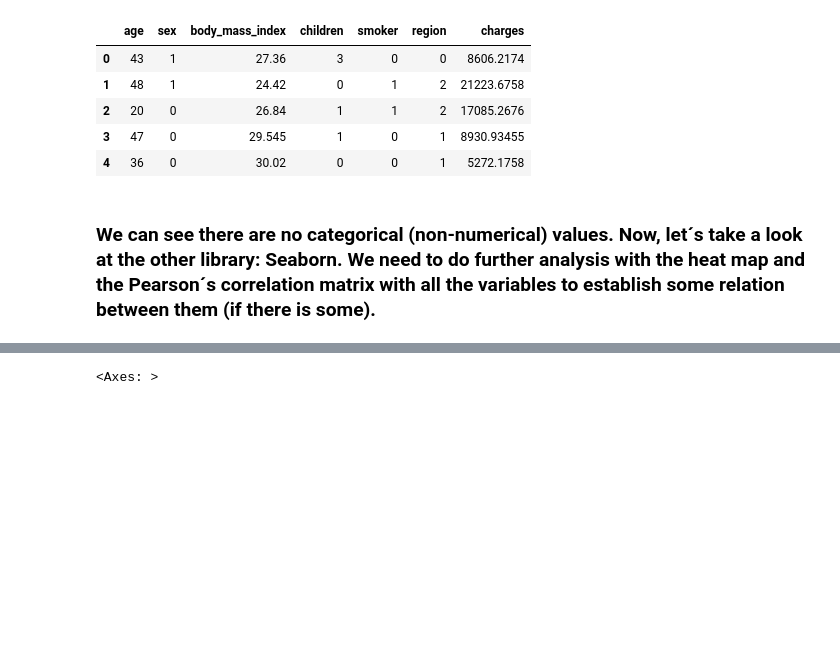
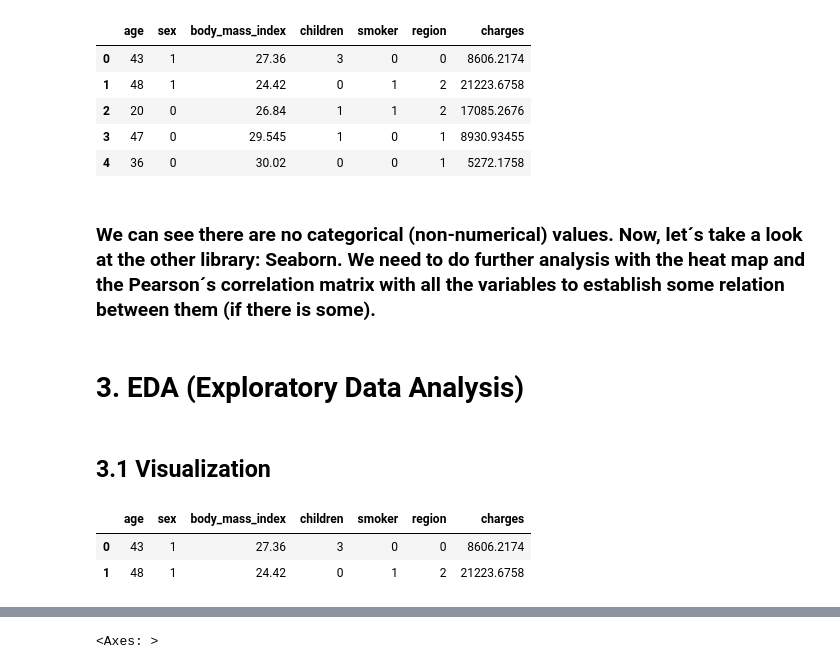
Before and after one commit to AJBrachoRodriguez/Insurance-Prediction, a Jupyter notebook: notebookInsurance.ipynb, the cells around one changed output, grey strips where cells are left out. Cells and saved outputs as stored; diff of their text form; code cells hidden in the pictures; blank space fills up the shorter version.

```diff
--- a/notebookInsurance.ipynb
+++ b/notebookInsurance.ipynb
@@ -463,3 +463,13 @@ insurance_df_pd.head(5)
 | 4 | 36 | 0 | 30.02 | 0 | 0 | 1 | 5272.1758 |
 # %% [markdown]
 ### We can see there are no categorical (non-numerical) values. Now, let´s take a look at the other library: Seaborn. We need to do further analysis with the heat map and the Pearson´s correlation matrix with all the variables to establish some relation between them (if there is some).
+# %% [markdown]
+# **3. EDA (Exploratory Data Analysis)**
+# %% [markdown]
+## **3.1 Visualization**
+# %%
+insurance_df_pd.head(2)
+# %% [output]
+|  | age | sex | body_mass_index | children | smoker | region | charges |
+| 0 | 43 | 1 | 27.36 | 3 | 0 | 0 | 8606.2174 |
+| 1 | 48 | 1 | 24.42 | 0 | 1 | 2 | 21223.6758 |
```
Also changed, not shown: parts of 29 cells of this notebook.
